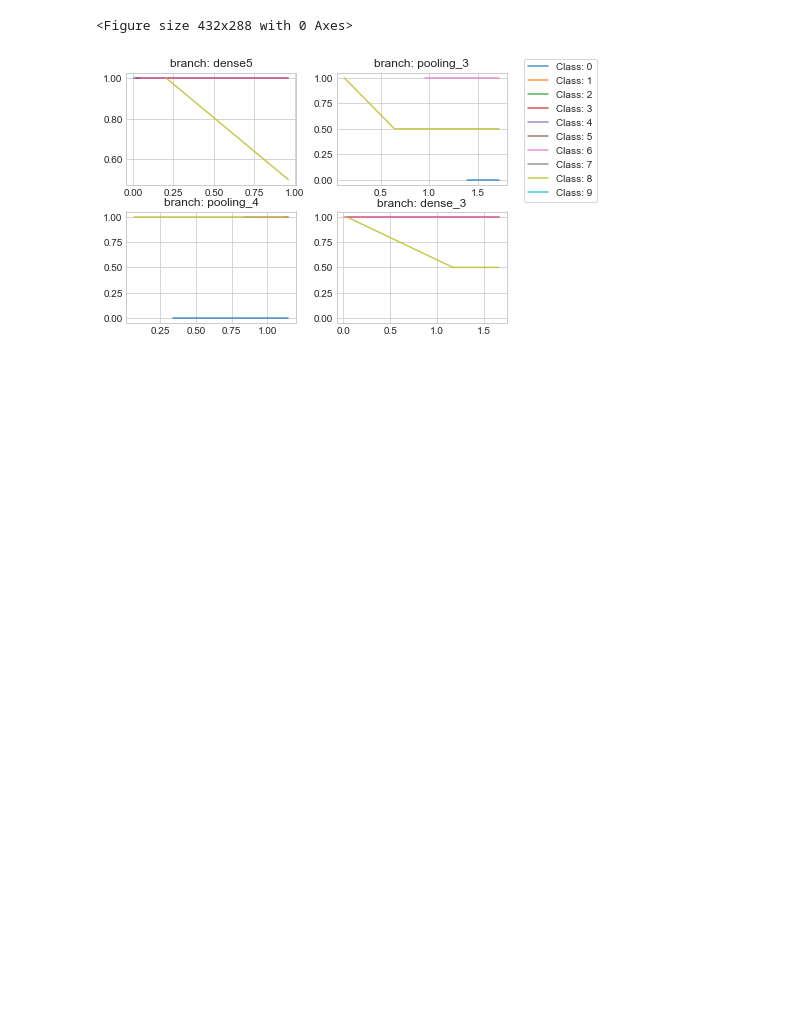
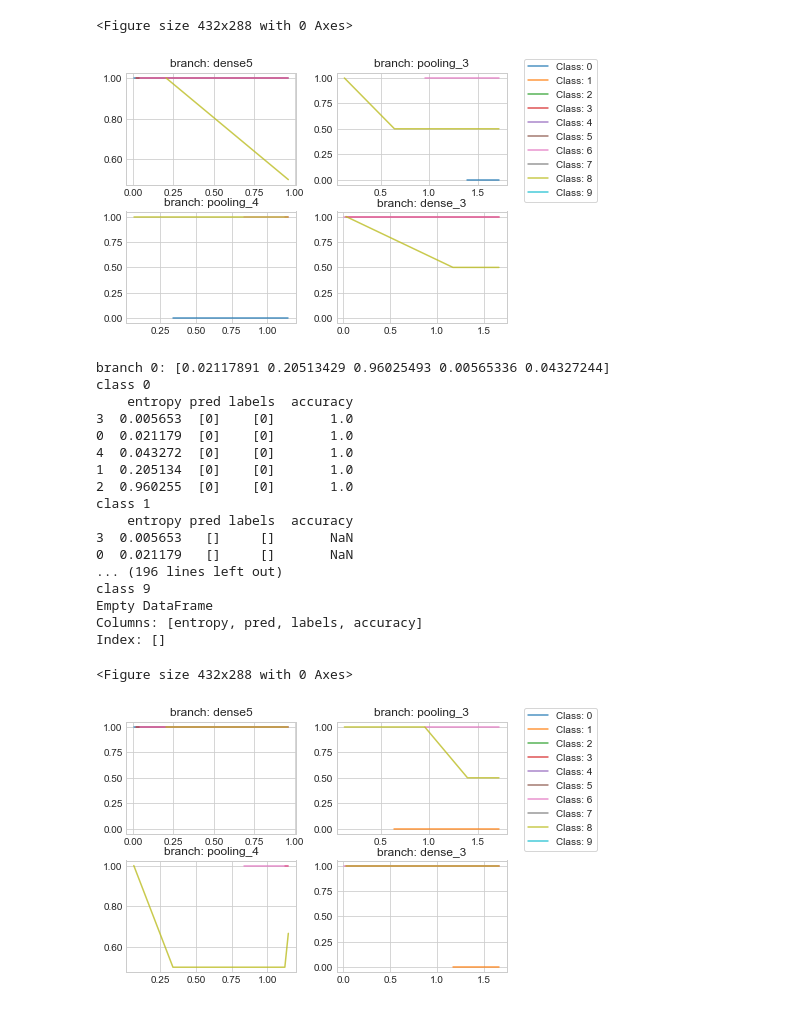
Before and after one commit to SanityLacking/BrevisNet, a Jupyter notebook: graphs.ipynb, the cells around one changed output. Drawn from its saved outputs; the diff is of its cells as text; code cells hidden in the pictures; blank space fills up the shorter version.

Commit message:
predictedclasses graph

```diff
--- a/graphs.ipynb
+++ b/graphs.ipynb
@@ -473,0 +554,30 @@ branch 3: [0.02854453 0.02574754 1.16669959 1.6566821  0.01030022]
+# %%
+# pred = [[0],[0],[3],[3]]
+pred = [[3, 3, 3, 3], [8, 8, 8, 8], [1, 1, 8, 1], [0, 8, 8, 1], [6, 6, 6, 6]]
+# entropy = [[0.02117890713197057], [1.7145111565508644], [1.123504928401738], [0.02854453329516289]]
+entropy = [[0.02117890713197057, 1.7145111565508644, 1.123504928401738, 0.02854453329516289], [0.2051342868918917, 0.12891920859567874, 0.06274062780065608, 0.02574753698232482], [0.9602549250481593, 0.6424450601952321, 1.148021184171209, 1.1666995927769988], [0.005653360056361332, 1.391790668156026, 0.33770517085116436, 1.6566820996289247], [0.04327244093902029, 0.9537953160858115, 0.834290747567063, 0.010300220967992246]]
+labels = [[3, 3, 3, 3], [8, 8, 8, 8], [8, 8, 8, 8], [0, 0, 0, 0], [6, 6, 6, 6]]
+# labels = [[0],[1],[2],[3]]
+
+y = KneeGraphPredictedClasses(pred, labels, entropy, 4,[0,1,2,3,4,5,6,7,8,9], ["dense5","pooling_3","pooling_4","dense_3"])
+# print(y)
+# %% [output]
+branch 0: [0.02117891 0.20513429 0.96025493 0.00565336 0.04327244]
+class 0
+    entropy pred labels  accuracy
+3  0.005653  [0]    [0]       1.0
+0  0.021179  [0]    [0]       1.0
+4  0.043272  [0]    [0]       1.0
+1  0.205134  [0]    [0]       1.0
+2  0.960255  [0]    [0]       1.0
+class 1
+    entropy pred labels  accuracy
+3  0.005653   []     []       NaN
+0  0.021179   []     []       NaN
+... (196 lines left out)
+class 9
+Empty DataFrame
+Columns: [entropy, pred, labels, accuracy]
+Index: []
+<Figure size 432x288 with 0 Axes>
+[figure, added]
```
Also changed, not shown: parts of 3 cells of this notebook, 2 other files.
